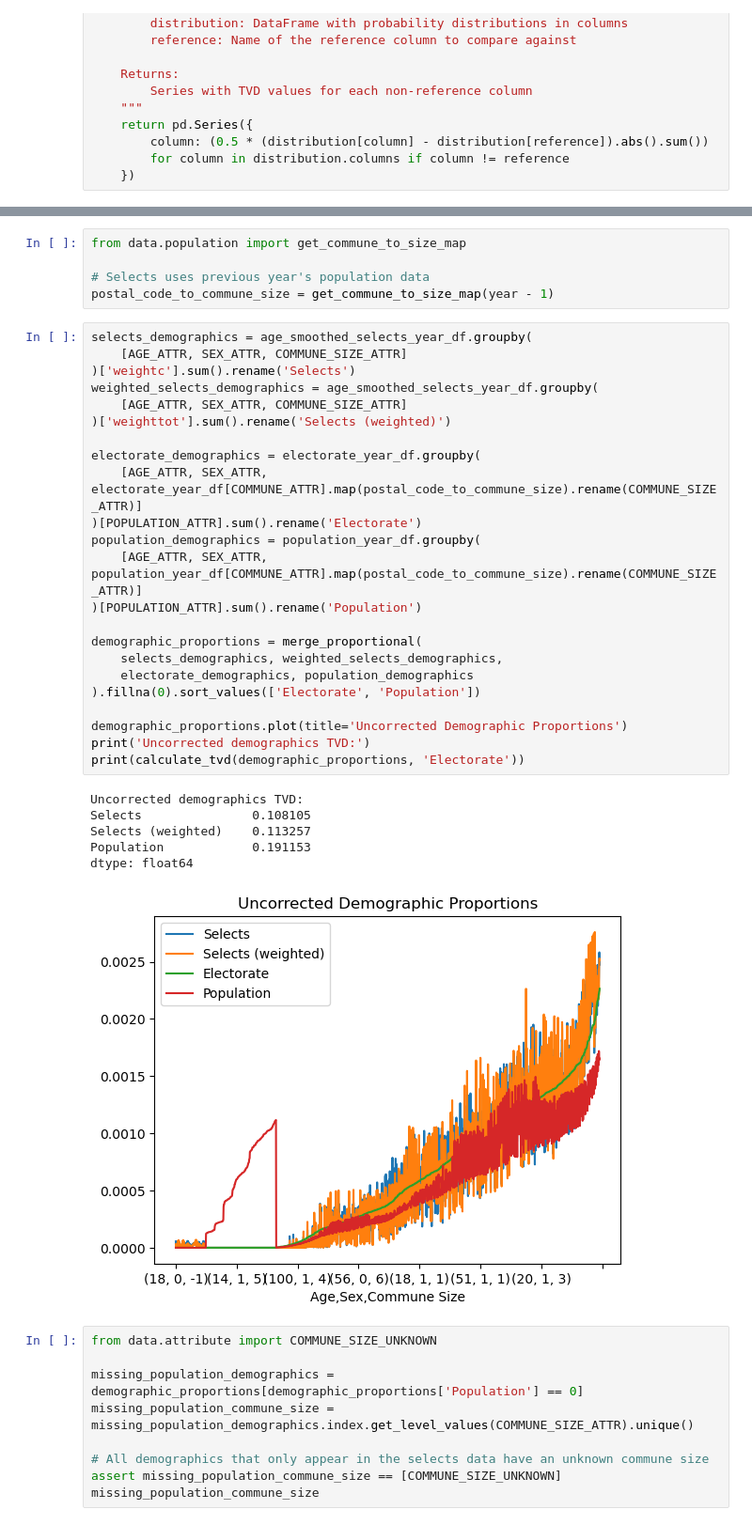
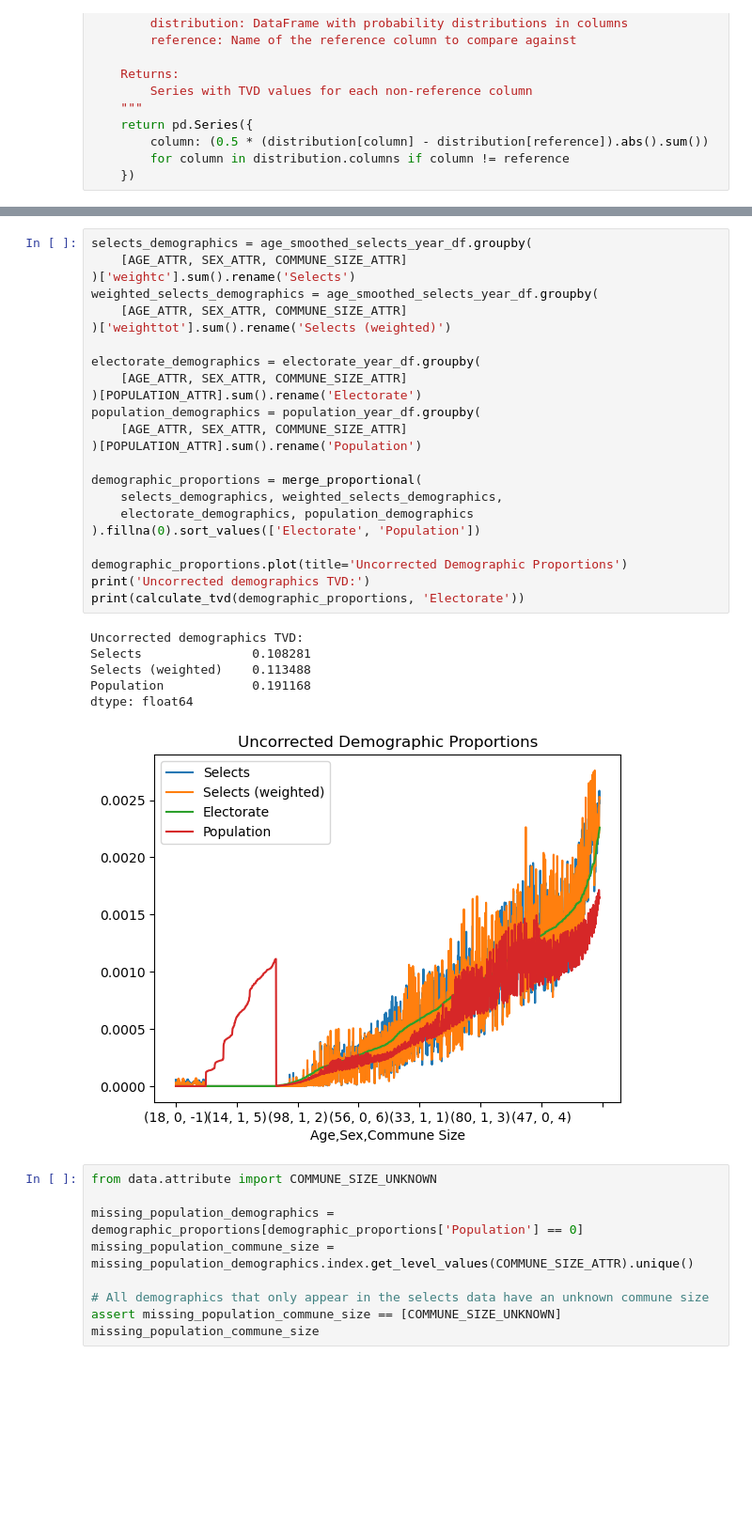
Before and after one commit to tschai-yim/swiss-elections-study, a Jupyter notebook: respondents_vs_population.ipynb, the cells around one changed output, grey strips where cells are left out. Shown at 94% size. Cells and saved outputs as stored; diff of their text form; blank space fills up the shorter version.

```diff
--- a/respondents_vs_population.ipynb
+++ b/respondents_vs_population.ipynb
@@ -118,41 +55,36 @@ merge_proportional(raw_selects_age, smoothed_selects_age).sort_index().plot()
 # %% [output]
 <Axes: xlabel='Age'>
 [figure]
-# %%
-from data.population import get_commune_to_size_map
-
-# Selects uses previous year's population data
-postal_code_to_commune_size = get_commune_to_size_map(year - 1)
 # %%
 selects_demographics = age_smoothed_selects_year_df.groupby(
     [AGE_ATTR, SEX_ATTR, COMMUNE_SIZE_ATTR]
 )['weightc'].sum().rename('Selects')
 weighted_selects_demographics = age_smoothed_selects_year_df.groupby(
     [AGE_ATTR, SEX_ATTR, COMMUNE_SIZE_ATTR]
 )['weighttot'].sum().rename('Selects (weighted)')
 
 electorate_demographics = electorate_year_df.groupby(
-    [AGE_ATTR, SEX_ATTR, electorate_year_df[COMMUNE_ATTR].map(postal_code_to_commune_size).rename(COMMUNE_SIZE_ATTR)]
+    [AGE_ATTR, SEX_ATTR, COMMUNE_SIZE_ATTR]
 )[POPULATION_ATTR].sum().rename('Electorate')
 population_demographics = population_year_df.groupby(
-    [AGE_ATTR, SEX_ATTR, population_year_df[COMMUNE_ATTR].map(postal_code_to_commune_size).rename(COMMUNE_SIZE_ATTR)]
+    [AGE_ATTR, SEX_ATTR, COMMUNE_SIZE_ATTR]
 )[POPULATION_ATTR].sum().rename('Population')
 
 demographic_proportions = merge_proportional(
     selects_demographics, weighted_selects_demographics,
     electorate_demographics, population_demographics
 ).fillna(0).sort_values(['Electorate', 'Population'])
 
 demographic_proportions.plot(title='Uncorrected Demographic Proportions')
 print('Uncorrected demographics TVD:')
 print(calculate_tvd(demographic_proportions, 'Electorate'))
 # %% [output]
 Uncorrected demographics TVD:
-Selects               0.108105
-Selects (weighted)    0.113257
-Population            0.191153
+Selects               0.108281
+Selects (weighted)    0.113488
+Population            0.191168
 dtype: float64
-[figure, old version]
+[figure, new version]
 # %%
 from data.attribute import COMMUNE_SIZE_UNKNOWN
 
```
Also changed, not shown: parts of 5 cells of this notebook, 3 other files.
